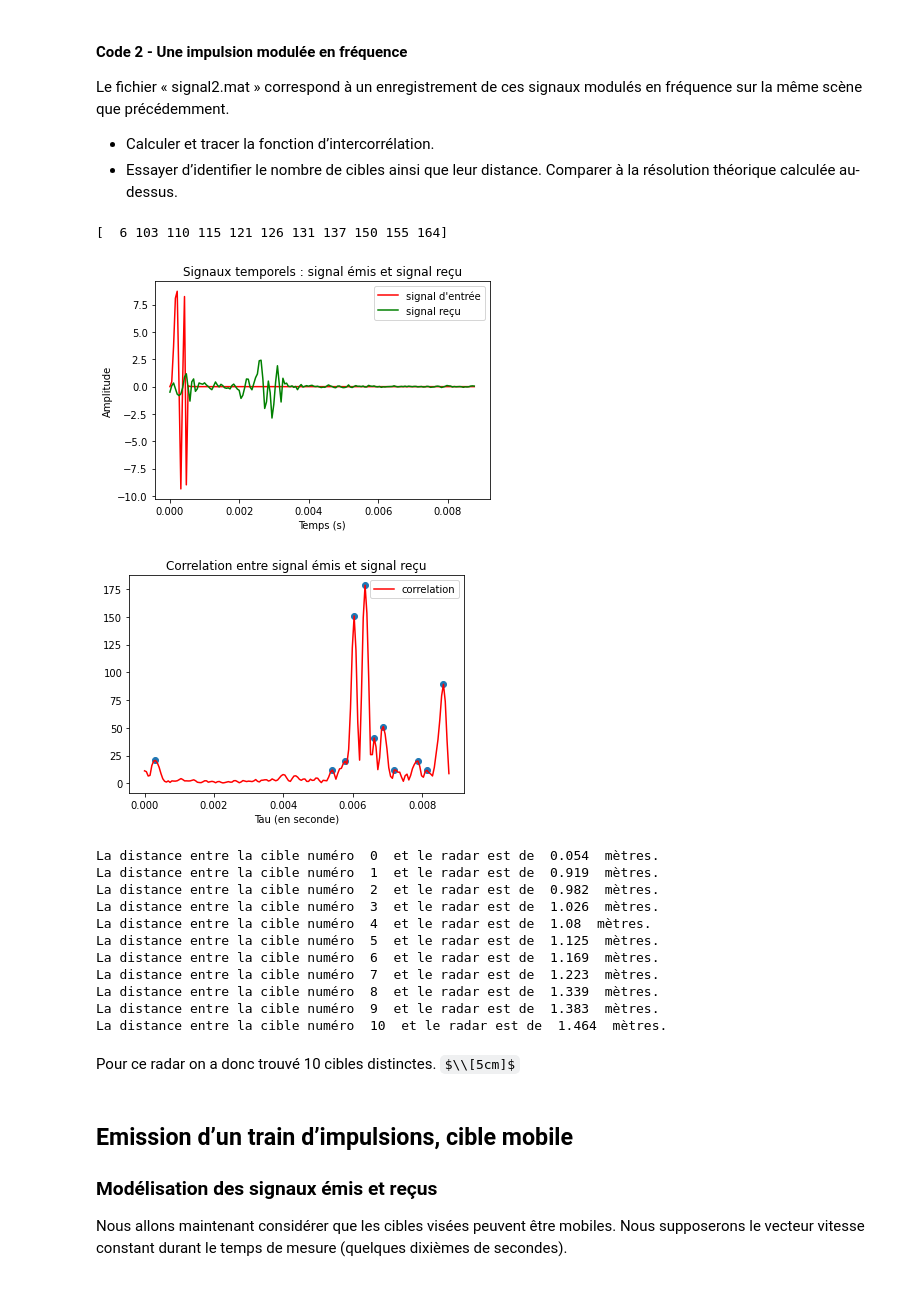
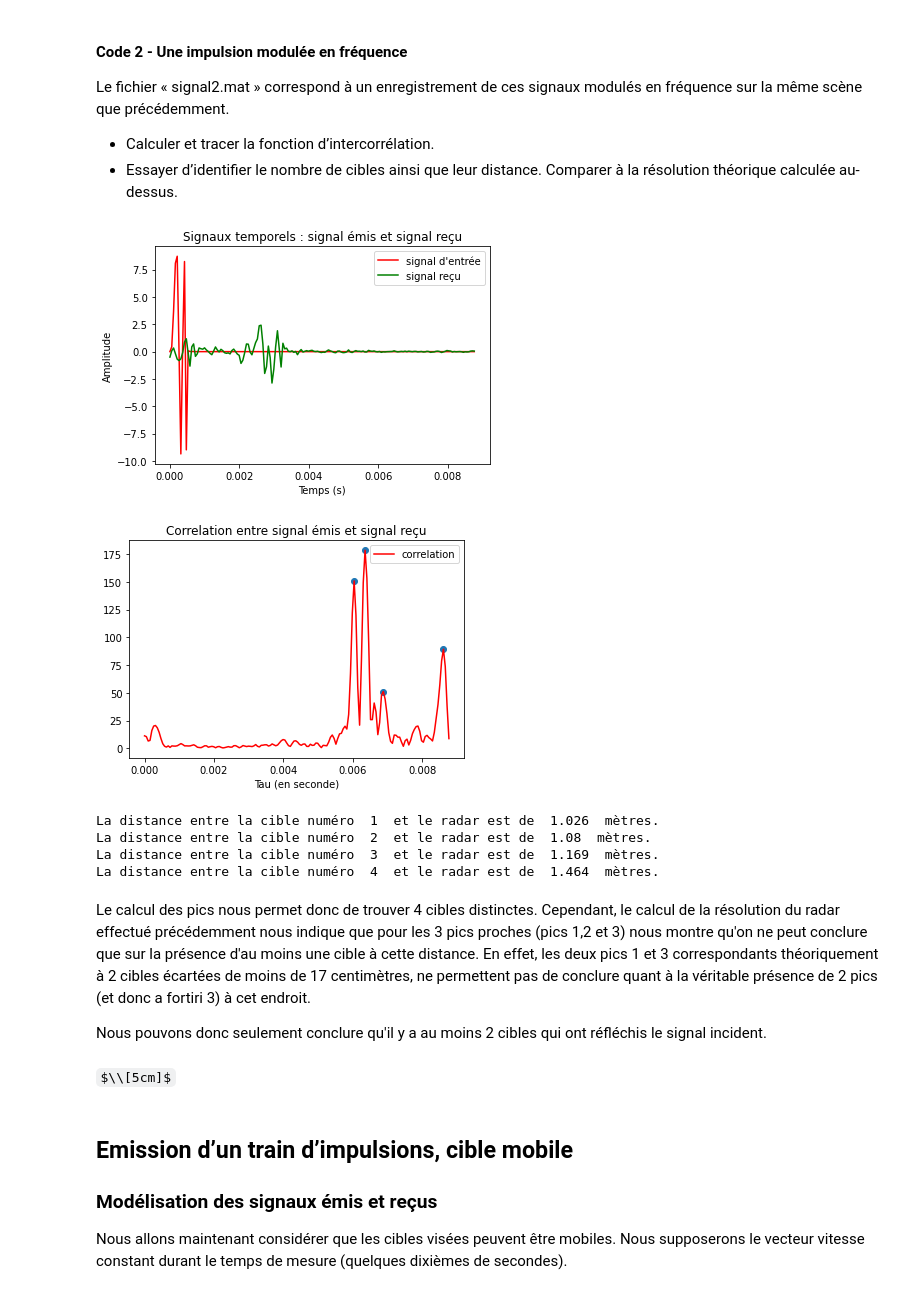
Before and after one commit to martin5555555555/traitementdusignal, a Jupyter notebook: mini_projet_radar.ipynb, the cells around one changed output. Cells and saved outputs as stored; diff of their text form; code cells hidden in the pictures; some formulas as TeX source.

```diff
--- a/mini_projet_radar.ipynb
+++ b/mini_projet_radar.ipynb
@@ -397,7 +395,7 @@ def autocorrelation(temps, valeurs):
     return(temps, np.fft.ifft(FFT))
 
 def intercorrélation(temps, x_valeurs, y_valeurs):
-    if type(x_valeurs[0]) != float: #cette étape est nécessaire pour convertir un ndarray dont les éléments sont des ndarray vers un ndarray dont les éléments sont des flottants.
+    if isinstance(x_valeurs[0], np.ndarray): #cette étape est nécessaire pour convertir un ndarray dont les éléments sont des ndarray vers un ndarray dont les éléments sont des flottants.
         a = []
         b = []
         for k in range(len(x_valeurs)):
@@ -408,6 +406,10 @@ def intercorrélation(temps, x_valeurs, y_valeurs):
         x_FFT = np.fft.fft(x_valeurs)
         y_FFT = np.fft.fft(y_valeurs).conjugate()
         produit = x_FFT*y_FFT
+    else :
+        x_FFT = np.fft.fft(x_valeurs)
+        y_FFT = np.fft.fft(y_valeurs).conjugate()
+        produit = x_FFT*y_FFT
     return (temps, np.fft.ifft(produit))
 # %% [markdown]
 #### Code 1 - Une impulsion non modulèe en fréquence
@@ -580,43 +555,41 @@ temps = d[0]/c
 
 cor_fft = intercorrélation(temps, e,r)           # calcul de la corrélation par FFT
 resol_theorique = None                    # résolution théorique
-peaks = scipy.signal.find_peaks(abs(cor_fft[1]), height=9) #On met une hauteur minimale car sinon trop de peak qui sont des minima locaux seront interprétés comme des cibles.
-print(peaks[0])
+peaks = scipy.signal.find_peaks(abs(cor_fft[1]), height=50) #On met une hauteur minimale car sinon trop de peak qui sont des minima locaux seront interprétés comme des cibles.
 
 
 #Tracé des signaux (en temporel)
 T = d[0]/c
 plt.figure()
 plt.plot(T, e.real, color = 'red', )
 plt.plot(T, r.real, color = 'green')
 plt.legend({"signal d'entrée", "signal reçu"})
 plt.xlabel('Temps (s)')
 plt.ylabel('Amplitude')
 plt.title('Signaux temporels : signal émis et signal reçu')
 plt.show()
 
 #Tracé de la correlation
 plt.figure()
 plt.plot(cor_fft[0], abs(cor_fft[1]), label = "correlation", color = 'red')
 plt.legend()
 plt.xlabel('Tau (en seconde)')
 plt.title(None)
 plt.title('Correlation entre signal émis et signal reçu')
 
 
 abscisse_peaks = []
 ordonne_peaks = []
 for peak in peaks[0]:
     abscisse_peaks.append(T[peak])
     ordonne_peaks.append(abs(cor_fft[1][peak]))
 plt.scatter(np.array(abscisse_peaks), np.array(ordonne_peaks))
 
 
 plt.show()
 # %% [output]
-[  6 103 110 115 121 126 131 137 150 155 164]
 [figure]
-[figure, old version]
+[figure, new version]
 # %%
 # pour avoir tous les temps d'arrivée des différents sigaux, on va utiliser le tableau peaks tel que :
 
@@ -624,23 +597,20 @@ T_max = []
 i = 0
 for peak in peaks[0]:
     T_max.append(cor_fft[0][peak])
-    print("La distance entre la cible numéro ", i, " et le radar est de ", round(c*T_max[i]/2,3), " mètres.")
+    print("La distance entre la cible numéro ", i+1, " et le radar est de ", round(c*T_max[i]/2,3), " mètres.")
     i+=1
 # %% [output]
-La distance entre la cible numéro  0  et le radar est de  0.054  mètres.
-La distance entre la cible numéro  1  et le radar est de  0.919  mètres.
-La distance entre la cible numéro  2  et le radar est de  0.982  mètres.
-La distance entre la cible numéro  3  et le radar est de  1.026  mètres.
-La distance entre la cible numéro  4  et le radar est de  1.08  mètres.
-La distance entre la cible numéro  5  et le radar est de  1.125  mètres.
-La distance entre la cible numéro  6  et le radar est de  1.169  mètres.
-La distance entre la cible numéro  7  et le radar est de  1.223  mètres.
-La distance entre la cible numéro  8  et le radar est de  1.339  mètres.
-La distance entre la cible numéro  9  et le radar est de  1.383  mètres.
-La distance entre la cible numéro  10  et le radar est de  1.464  mètres.
+La distance entre la cible numéro  1  et le radar est de  1.026  mètres.
+La distance entre la cible numéro  2  et le radar est de  1.08  mètres.
+La distance entre la cible numéro  3  et le radar est de  1.169  mètres.
+La distance entre la cible numéro  4  et le radar est de  1.464  mètres.
-# %% [markdown]
-Pour ce radar on a donc trouvé 10 cibles distinctes.
-$\\[5cm]$
+# %% [markdown]
+Le calcul des pics nous permet donc de trouver 4 cibles distinctes. Cependant, le calcul de la résolution du radar effectué précédemment nous indique que pour les 3 pics proches (pics 1,2 et 3) nous montre qu'on ne peut conclure que sur la présence d'au moins une cible à cette distance. En effet, les deux pics 1 et 3 correspondants théoriquement à 2 cibles écartées de moins de 17 centimètres, ne permettent pas de conclure quant à la véritable présence de 2 pics (et donc a fortiri 3) à cet endroit.
+
+Nous pouvons donc seulement conclure qu'il y a au moins 2 cibles qui ont réfléchis le signal incident.
+# %% [markdown]
+
+$\\[5cm]$
 # %% [markdown]
 ## Emission d’un train d’impulsions, cible mobile
 
```
Also changed, not shown: parts of 28 cells of this notebook.
